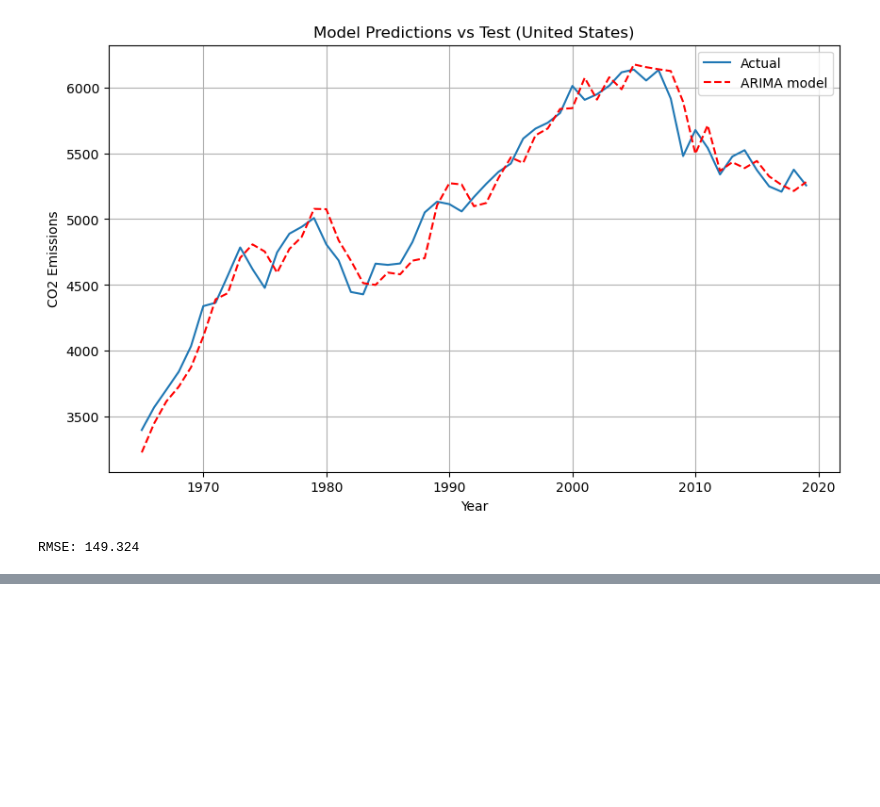
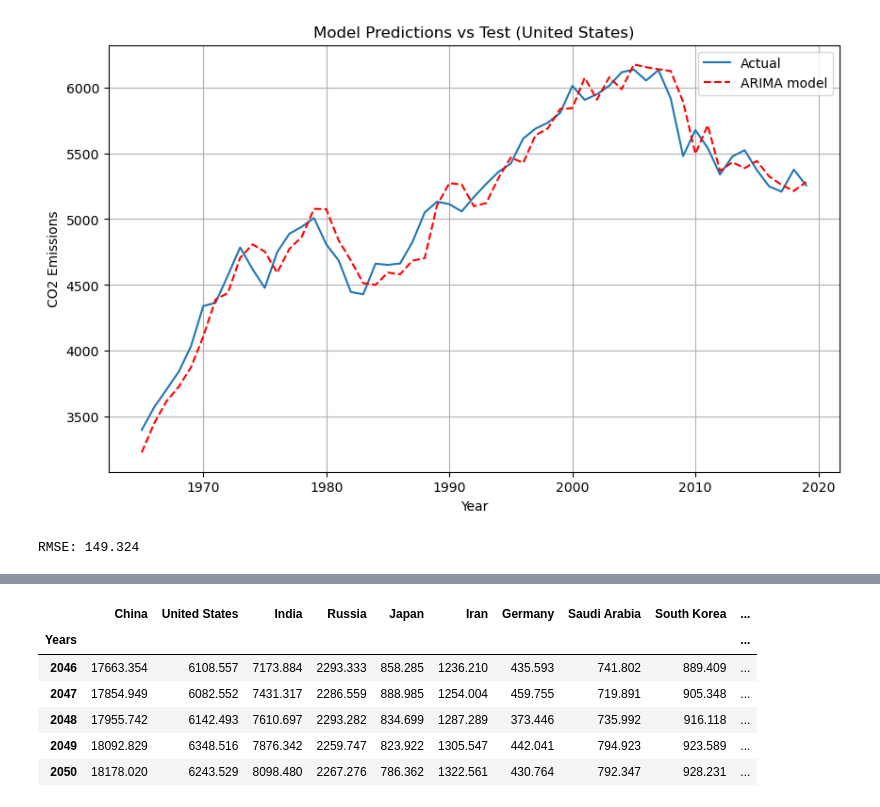
Before and after one commit to camillecoding/Climate_Change_Predictions, a Jupyter notebook: ARIMA_predict.ipynb, the cells around one changed output, grey strips where cells are left out. Cells and saved outputs as stored; diff of their text form; code cells hidden in the pictures; blank space fills up the shorter version.

Commit message:
added a plot and formatted the emissions_forecast.csv file

```diff
--- a/ARIMA_predict.ipynb
+++ b/ARIMA_predict.ipynb
@@ -370,0 +344,13 @@ plt.show()
+# %%
+# Read in the corrected emissions_forecast.csv file and make sure it was formattted correctly (3 decimal places)
+df = pd.read_csv('emissions_forecast.csv')
+df.set_index(['Years'],inplace=True)
+df.tail()
+# %% [output]
+|  | China | United States | India | Russia | Japan | Iran | Germany | Saudi Arabia | South Korea | ... |
+| Years |  |  |  |  |  |  |  |  |  | ... |
+| 2046 | 17663.354 | 6108.557 | 7173.884 | 2293.333 | 858.285 | 1236.210 | 435.593 | 741.802 | 889.409 | ... |
+| 2047 | 17854.949 | 6082.552 | 7431.317 | 2286.559 | 888.985 | 1254.004 | 459.755 | 719.891 | 905.348 | ... |
+| 2048 | 17955.742 | 6142.493 | 7610.697 | 2293.282 | 834.699 | 1287.289 | 373.446 | 735.992 | 916.118 | ... |
+| 2049 | 18092.829 | 6348.516 | 7876.342 | 2259.747 | 823.922 | 1305.547 | 442.041 | 794.923 | 923.589 | ... |
+| 2050 | 18178.020 | 6243.529 | 8098.480 | 2267.276 | 786.362 | 1322.561 | 430.764 | 792.347 | 928.231 | ... |
```
Also changed, not shown: parts of 12 cells of this notebook.
